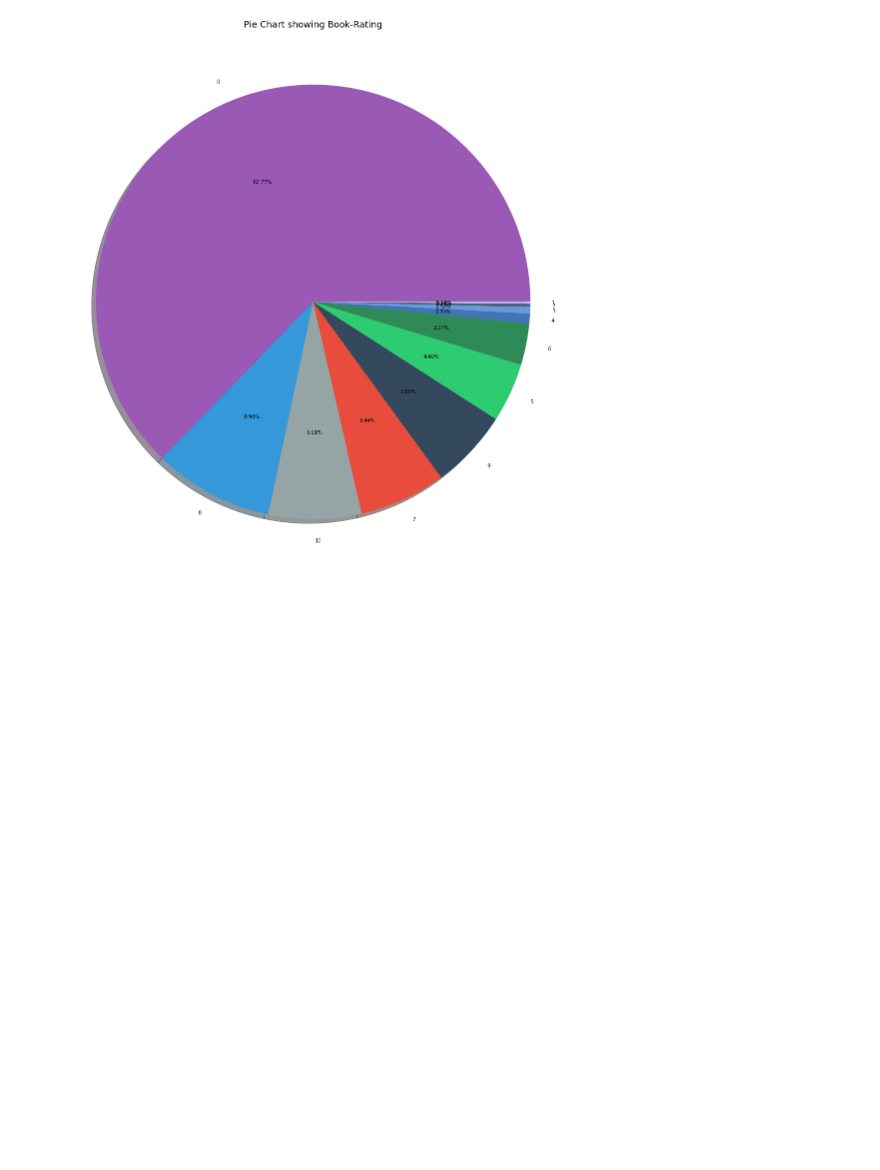
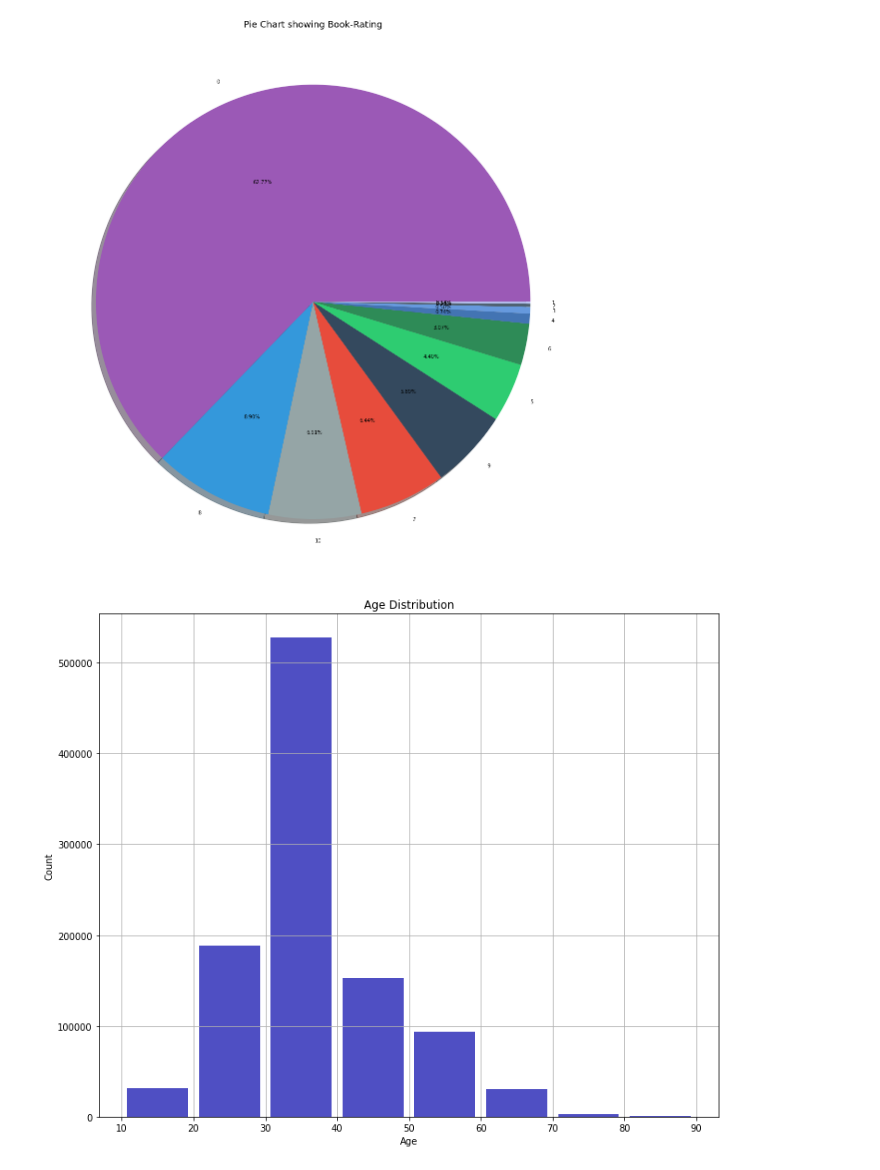
Before and after one commit to Shailendra114/Books-Recommendation-System-Unsupervised-Machine-Learning-, a Jupyter notebook: Books_Recommendation_System.ipynb, the cells around one changed output. Saved outputs shown, nothing was run; the diff lists cells and outputs as text; code cells hidden in the pictures; blank space fills up the shorter version.

Commit message:
plotting age distribution

```diff
--- a/Books_Recommendation_System.ipynb
+++ b/Books_Recommendation_System.ipynb
@@ -819,3 +819,13 @@ plt.title('Pie Chart showing Book-Rating', fontsize = 18)
 # %% [output]
 Text(0.5, 1.0, 'Pie Chart showing Book-Rating')
 [figure]
+# %%
+# lets plot the age distribution
+plt.figure(figsize=(12,10))
+merged_data.Age.hist(bins=[10*i for i in range(1, 10)],color='#0504aa',alpha=0.7, rwidth=0.85)
+plt.title('Age Distribution')
+plt.xlabel('Age')
+plt.ylabel('Count')
+plt.show()
+# %% [output]
+[figure, added]
```
